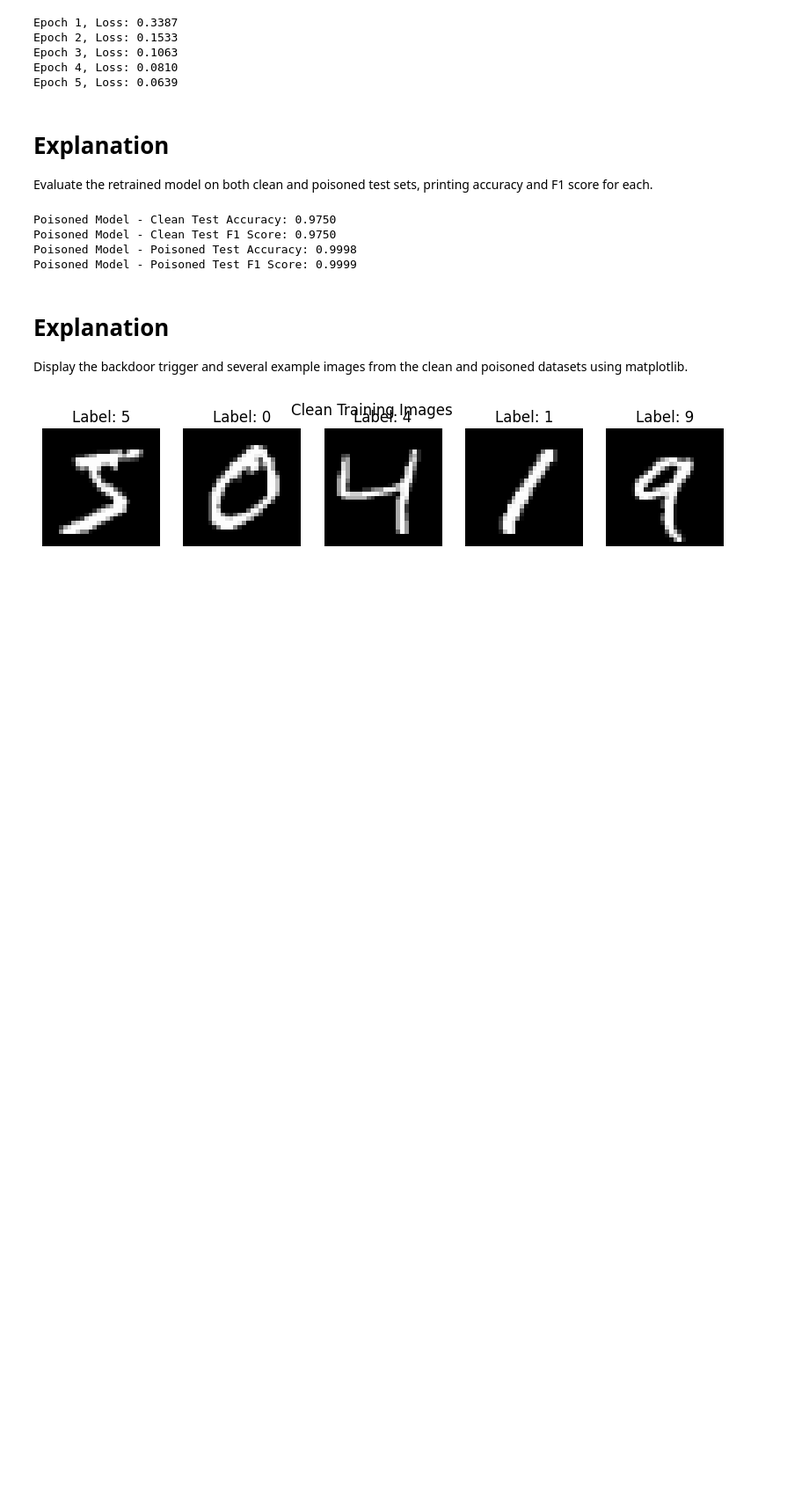
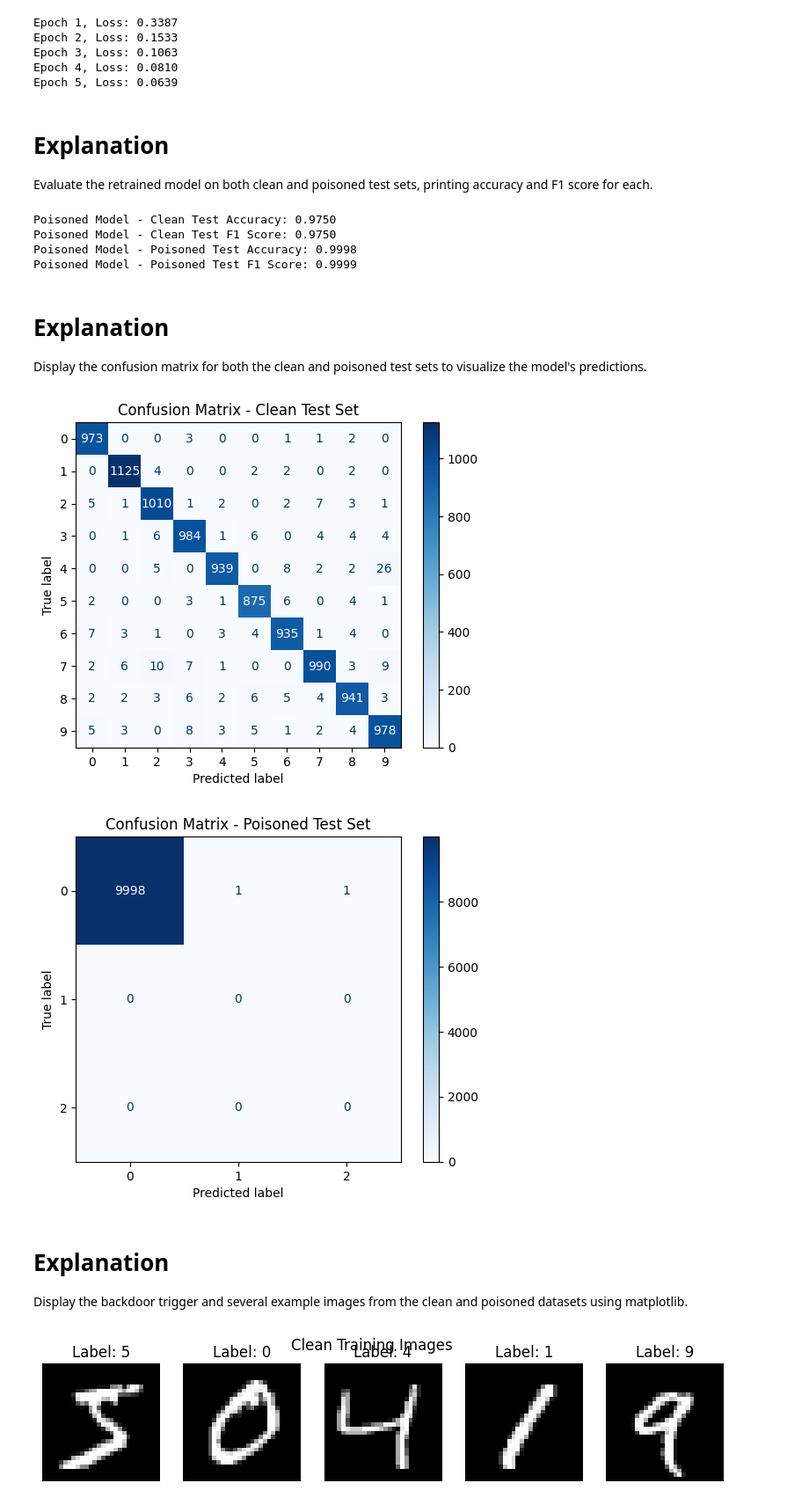
Before and after one commit to JoeClaborn/Python, a Jupyter notebook: CEG4900/Final_Test/Naive-Backdoor.ipynb, the cells around one changed output. Shown at 88% size. Cells and saved outputs as stored; diff of their text form; code cells hidden in the pictures; blank space fills up the shorter version.

Commit message:
added confusion matrix

```diff
--- a/CEG4900/Final_Test/Naive-Backdoor.ipynb
+++ b/CEG4900/Final_Test/Naive-Backdoor.ipynb
@@ -212,6 +207,36 @@ Poisoned Model - Clean Test Accuracy: 0.9750
 Poisoned Model - Clean Test F1 Score: 0.9750
 Poisoned Model - Poisoned Test Accuracy: 0.9998
 Poisoned Model - Poisoned Test F1 Score: 0.9999
+# %% [markdown]
+# Explanation
+
+Display the confusion matrix for both the clean and poisoned test sets to visualize the model's predictions.
+# %%
+def plot_confusion_matrix(model, loader, title):
+    model.eval()
+    all_preds = []
+    all_labels = []
+    with torch.no_grad():
+        for images, labels in loader:
+            images = images.to(device)
+            outputs = model(images)
+            preds = torch.argmax(outputs, dim=1).cpu().numpy()
+            all_preds.extend(preds)
+            all_labels.extend(labels.numpy())
+    cm = confusion_matrix(all_labels, all_preds)
+    disp = ConfusionMatrixDisplay(confusion_matrix=cm)
+    disp.plot(cmap='Blues')
+    plt.title(title)
+    plt.show()
+
+# Confusion matrix for clean test set
+plot_confusion_matrix(model_poisoned, test_loader, "Confusion Matrix - Clean Test Set")
+
+# Confusion matrix for poisoned test set
+plot_confusion_matrix(model_poisoned, poisoned_test_loader, "Confusion Matrix - Poisoned Test Set")
+# %% [output]
+[figure, added]
+[figure, added]
 # %% [markdown]
 # Explanation
 
```
Also changed, not shown: parts of 2 cells of this notebook.
